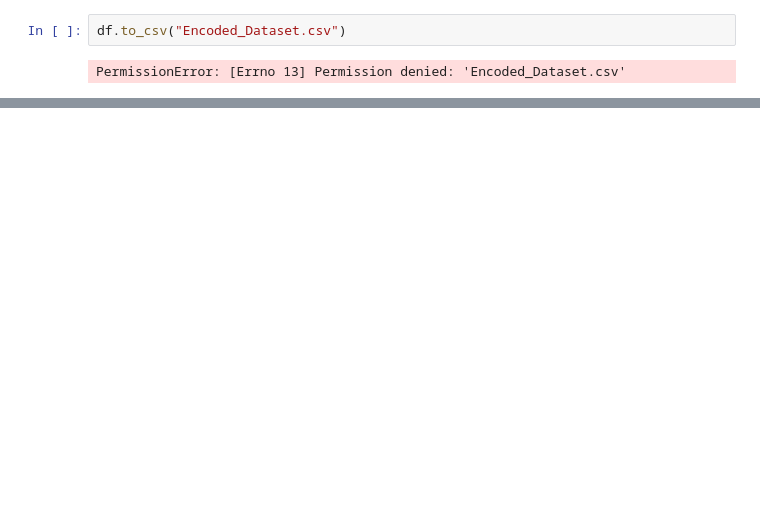
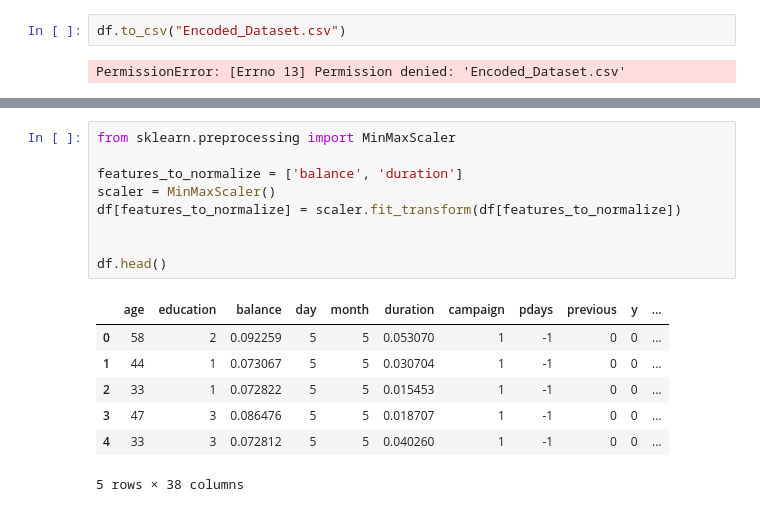
Before and after one commit to BinaraMendis7/Machine-learning, a Jupyter notebook: Mlcw.ipynb, the cells around one changed output, grey strips where cells are left out. Saved outputs shown, nothing was run; the diff lists cells and outputs as text; blank space fills up the shorter version.

Commit message:
used normalization for balance and duration features

```diff
--- a/Mlcw.ipynb
+++ b/Mlcw.ipynb
@@ -182,3 +225,20 @@ PermissionError: [Errno 13] Permission denied: 'Encoded_Dataset.csv'
+# %%
+from sklearn.preprocessing import MinMaxScaler
+
+features_to_normalize = ['balance', 'duration']
+scaler = MinMaxScaler()
+df[features_to_normalize] = scaler.fit_transform(df[features_to_normalize])
+
+
+df.head()
+# %% [output]
+|  | age | education | balance | day | month | duration | campaign | pdays | previous | y | ... |
+| 0 | 58 | 2 | 0.092259 | 5 | 5 | 0.053070 | 1 | -1 | 0 | 0 | ... |
+| 1 | 44 | 1 | 0.073067 | 5 | 5 | 0.030704 | 1 | -1 | 0 | 0 | ... |
+| 2 | 33 | 1 | 0.072822 | 5 | 5 | 0.015453 | 1 | -1 | 0 | 0 | ... |
+| 3 | 47 | 3 | 0.086476 | 5 | 5 | 0.018707 | 1 | -1 | 0 | 0 | ... |
+| 4 | 33 | 3 | 0.072812 | 5 | 5 | 0.040260 | 1 | -1 | 0 | 0 | ... |
+5 rows × 38 columns
 # %%
 from sklearn.ensemble import RandomForestClassifier
 from sklearn.model_selection import train_test_split
```
Also changed, not shown: parts of 6 cells of this notebook.
